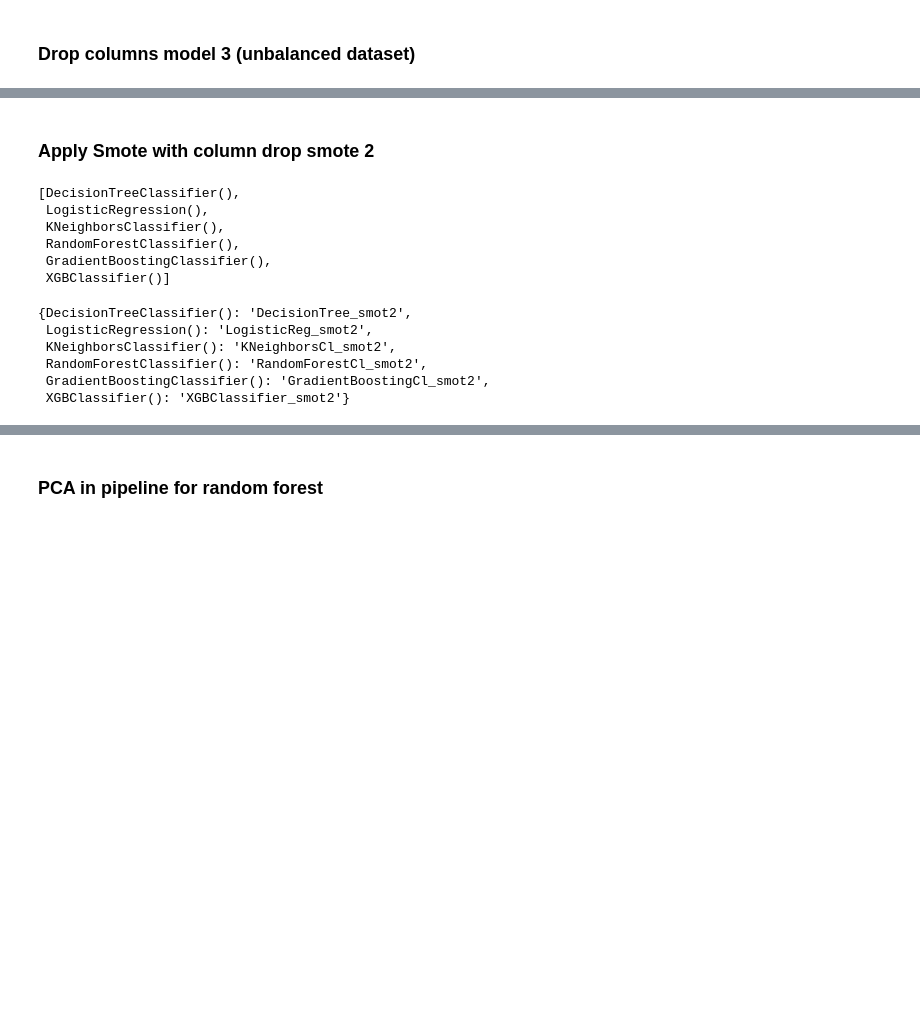
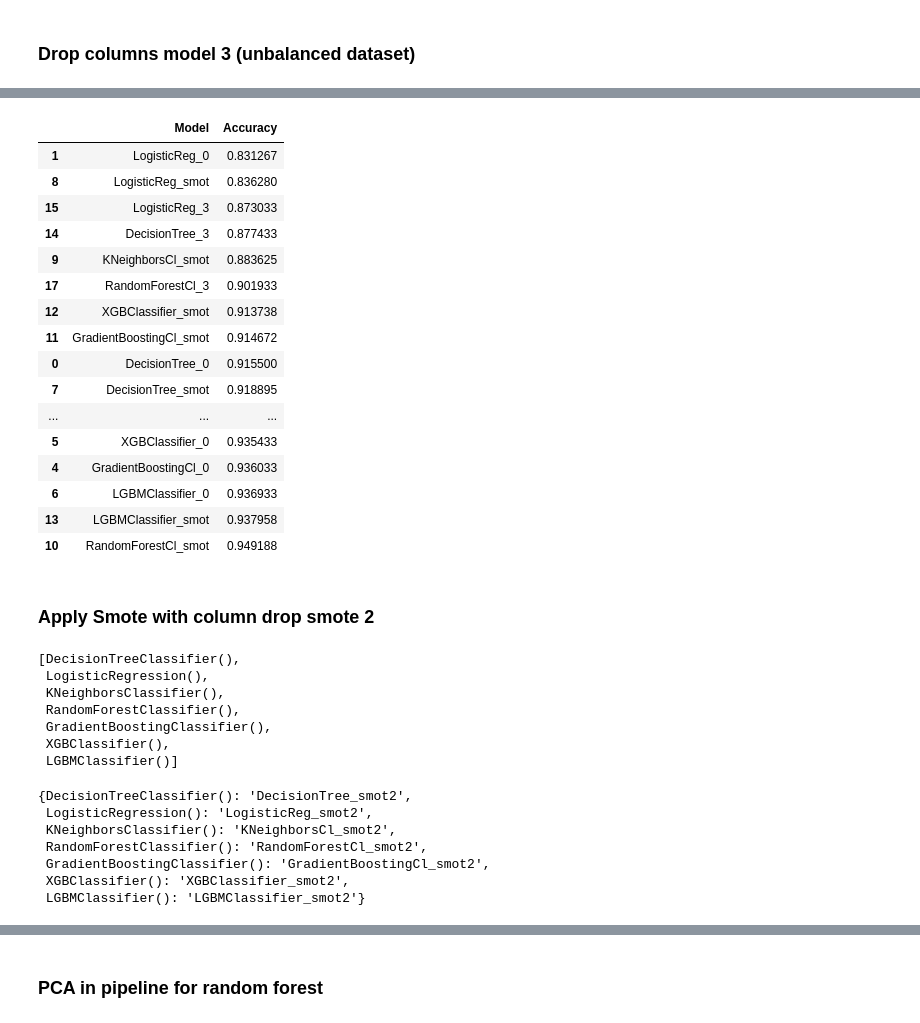
Before and after one commit to pascale25/9CGCgdvlOR8EY9Iq, a Jupyter notebook: Term_Deposit_Marketing.ipynb, the cells around one changed output, grey strips where cells are left out. Cells and saved outputs as stored; diff of their text form; code cells hidden in the pictures; blank space fills up the shorter version.

```diff
--- a/Term_Deposit_Marketing.ipynb
+++ b/Term_Deposit_Marketing.ipynb
@@ -1758,7 +1774,25 @@ Accuracy.sort_values(by= 'Accuracy', inplace=True)
 # %%
 Accuracy_cv = pd.DataFrame(list(cv_Accuracy.items()), columns=['Model', 'Accuracy'])
 Accuracy_cv.sort_values(by= 'Accuracy', inplace=True)
-#Accuracy_cv
+Accuracy_cv
+# %% [output]
+|  | Model | Accuracy |
+| 1 | LogisticReg_0 | 0.831267 |
+| 8 | LogisticReg_smot | 0.836280 |
+| 15 | LogisticReg_3 | 0.873033 |
+| 14 | DecisionTree_3 | 0.877433 |
+| 9 | KNeighborsCl_smot | 0.883625 |
+| 17 | RandomForestCl_3 | 0.901933 |
+| 12 | XGBClassifier_smot | 0.913738 |
+| 11 | GradientBoostingCl_smot | 0.914672 |
+| 0 | DecisionTree_0 | 0.915500 |
+| 7 | DecisionTree_smot | 0.918895 |
+| ... | ... | ... |
+| 5 | XGBClassifier_0 | 0.935433 |
+| 4 | GradientBoostingCl_0 | 0.936033 |
+| 6 | LGBMClassifier_0 | 0.936933 |
+| 13 | LGBMClassifier_smot | 0.937958 |
+| 10 | RandomForestCl_smot | 0.949188 |
 # %% [markdown]
 ### Apply Smote with column drop smote 2
 # %%
@@ -1775,7 +1809,8 @@ KNN4 = KNeighborsClassifier()
 rf4= RandomForestClassifier()
 GBC4 = GradientBoostingClassifier()
 XGB4 = XGBClassifier()
-models4 = [dt4, lr4, KNN4, rf4 , GBC4, XGB4]
+LGB4 = lgb.LGBMClassifier()
+models4 = [dt4, lr4, KNN4, rf4 , GBC4, XGB4, LGB4]
 models4
 # %% [output]
 [DecisionTreeClassifier(),
@@ -1783,10 +1818,11 @@ models4
  KNeighborsClassifier(),
  RandomForestClassifier(),
  GradientBoostingClassifier(),
- XGBClassifier()]
+ XGBClassifier(),
+ LGBMClassifier()]
 # %%
 model_names4 = ['DecisionTree_smot2', 'LogisticReg_smot2','KNeighborsCl_smot2','RandomForestCl_smot2',
-               'GradientBoostingCl_smot2', 'XGBClassifier_smot2']
+               'GradientBoostingCl_smot2', 'XGBClassifier_smot2', 'LGBMClassifier_smot2' ]
 
 model_dic4 = dict(zip(models4, model_names4))
 model_dic4
@@ -1796,7 +1832,8 @@ model_dic4
  KNeighborsClassifier(): 'KNeighborsCl_smot2',
  RandomForestClassifier(): 'RandomForestCl_smot2',
  GradientBoostingClassifier(): 'GradientBoostingCl_smot2',
- XGBClassifier(): 'XGBClassifier_smot2'}
+ XGBClassifier(): 'XGBClassifier_smot2',
+ LGBMClassifier(): 'LGBMClassifier_smot2'}
 # %%
 for model, name in model_dic4.items():
   print(name)
```
Also changed, not shown: parts of 68 cells of this notebook.
